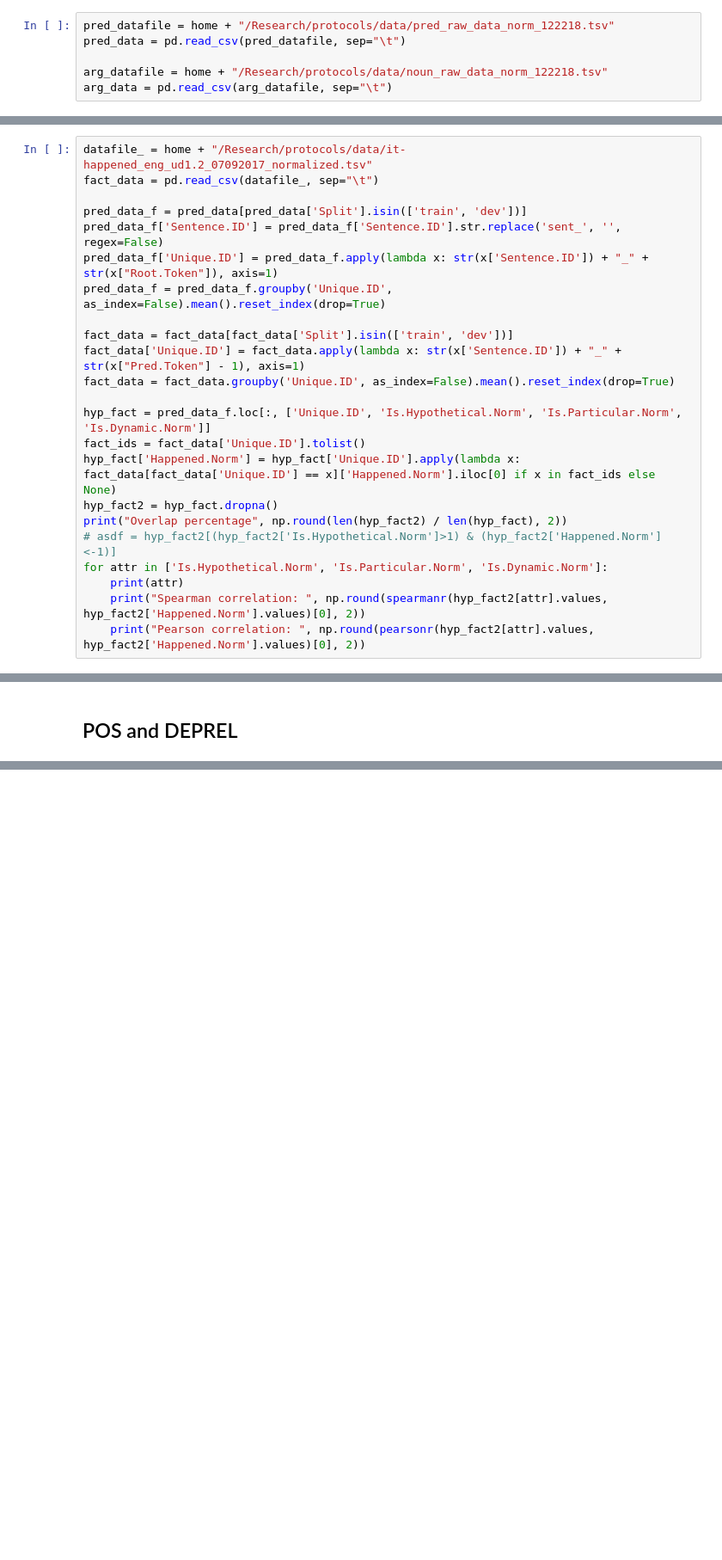
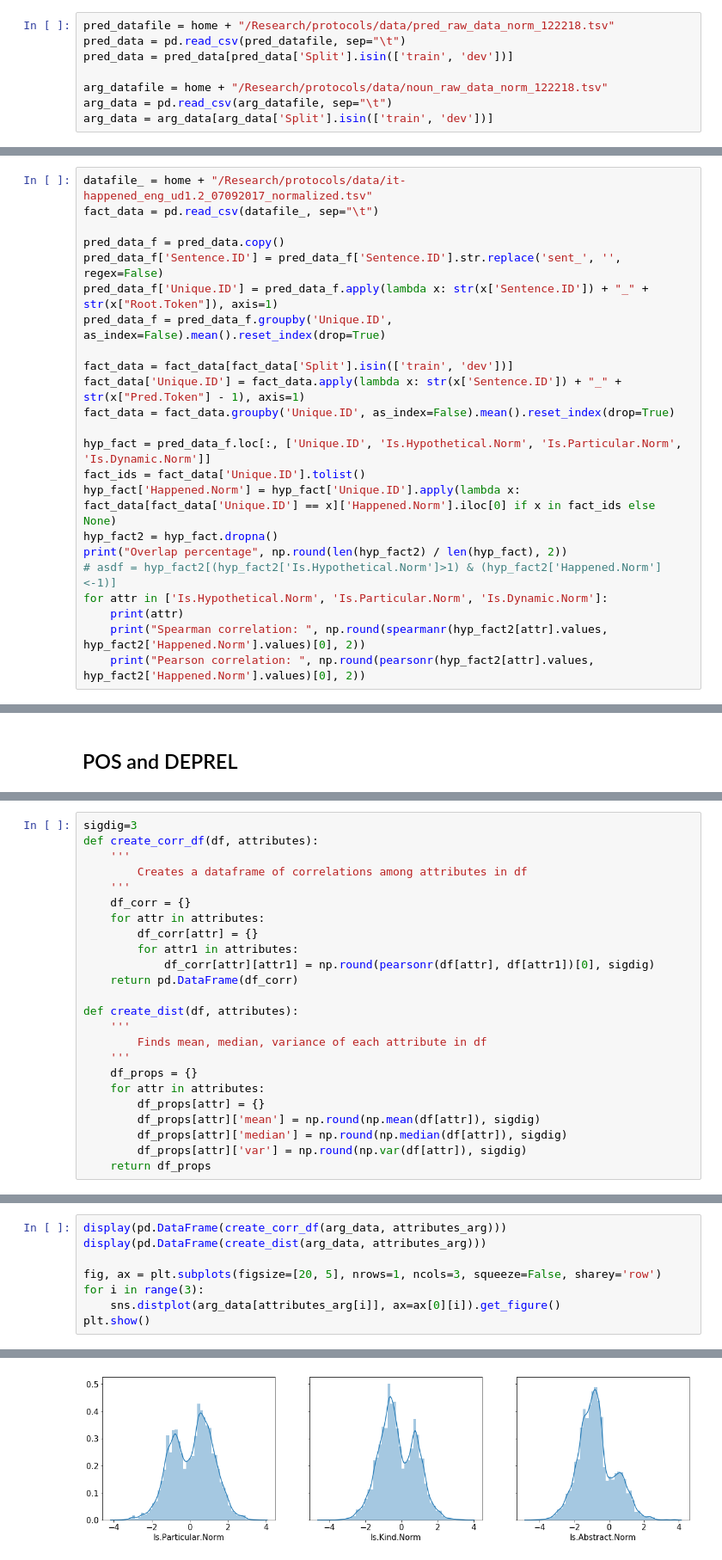
Before and after one commit to mdheller/factslab-python, a Jupyter notebook: bin/genericity_analysis.ipynb, the cells around one changed output, grey strips where cells are left out. Shown at 86% size. Drawn from its saved outputs; the diff is of its cells as text; blank space fills up the shorter version.

Commit message:
Added general analysis on model behaviour
- find correlations between individual properties in predictions
- find sentences which exemplify the problems or buck the trend

```diff
--- a/bin/genericity_analysis.ipynb
+++ b/bin/genericity_analysis.ipynb
@@ -24,9 +24,11 @@ pd.set_option('display.max_colwidth', -1)
 # %%
 pred_datafile = home + "/Research/protocols/data/pred_raw_data_norm_122218.tsv"
 pred_data = pd.read_csv(pred_datafile, sep="\t")
+pred_data = pred_data[pred_data['Split'].isin(['train', 'dev'])]
 
 arg_datafile = home + "/Research/protocols/data/noun_raw_data_norm_122218.tsv"
 arg_data = pd.read_csv(arg_datafile, sep="\t")
+arg_data = arg_data[arg_data['Split'].isin(['train', 'dev'])]
 # %% [markdown]
 # Concreteness correlations
 # %%
@@ -77,7 +77,7 @@ They share at least one sense: 0.861875
 datafile_ = home + "/Research/protocols/data/it-happened_eng_ud1.2_07092017_normalized.tsv"
 fact_data = pd.read_csv(datafile_, sep="\t")
 
-pred_data_f = pred_data[pred_data['Split'].isin(['train', 'dev'])]
+pred_data_f = pred_data.copy()
 pred_data_f['Sentence.ID'] = pred_data_f['Sentence.ID'].str.replace('sent_', '', regex=False)
 pred_data_f['Unique.ID'] = pred_data_f.apply(lambda x: str(x['Sentence.ID']) + "_" + str(x["Root.Token"]), axis=1)
 pred_data_f = pred_data_f.groupby('Unique.ID', as_index=False).mean().reset_index(drop=True)
@@ -452,0 +471,24 @@ advcl & 33.5 & 5.3 & 49.1 & 14.6 & 38.4 & 6.4 & 9.3 \\
+# %%
+sigdig=3
+def create_corr_df(df, attributes):
+    '''
+        Creates a dataframe of correlations among attributes in df
+    '''
+    df_corr = {}
+    for attr in attributes:
+        df_corr[attr] = {}
+        for attr1 in attributes:
+            df_corr[attr][attr1] = np.round(pearsonr(df[attr], df[attr1])[0], sigdig)
+    return pd.DataFrame(df_corr)
+
+def create_dist(df, attributes):
+    '''
+        Finds mean, median, variance of each attribute in df
+    '''
+    df_props = {}
+    for attr in attributes:
+        df_props[attr] = {}
+        df_props[attr]['mean'] = np.round(np.mean(df[attr]), sigdig)
+        df_props[attr]['median'] = np.round(np.median(df[attr]), sigdig)
+        df_props[attr]['var'] = np.round(np.var(df[attr]), sigdig)
+    return df_props
@@ -452,0 +497,9 @@ advcl & 33.5 & 5.3 & 49.1 & 14.6 & 38.4 & 6.4 & 9.3 \\
+# %%
+display(pd.DataFrame(create_corr_df(arg_data, attributes_arg)))
+display(pd.DataFrame(create_dist(arg_data, attributes_arg)))
+
+fig, ax = plt.subplots(figsize=[20, 5], nrows=1, ncols=3, squeeze=False, sharey='row')
+for i in range(3):
+    sns.distplot(arg_data[attributes_arg[i]], ax=ax[0][i]).get_figure()
+plt.show()
+# %% [output]
@@ -452,0 +514 @@ advcl & 33.5 & 5.3 & 49.1 & 14.6 & 38.4 & 6.4 & 9.3 \\
+[figure, added]
```
Also changed, not shown: parts of 21 cells of this notebook.
